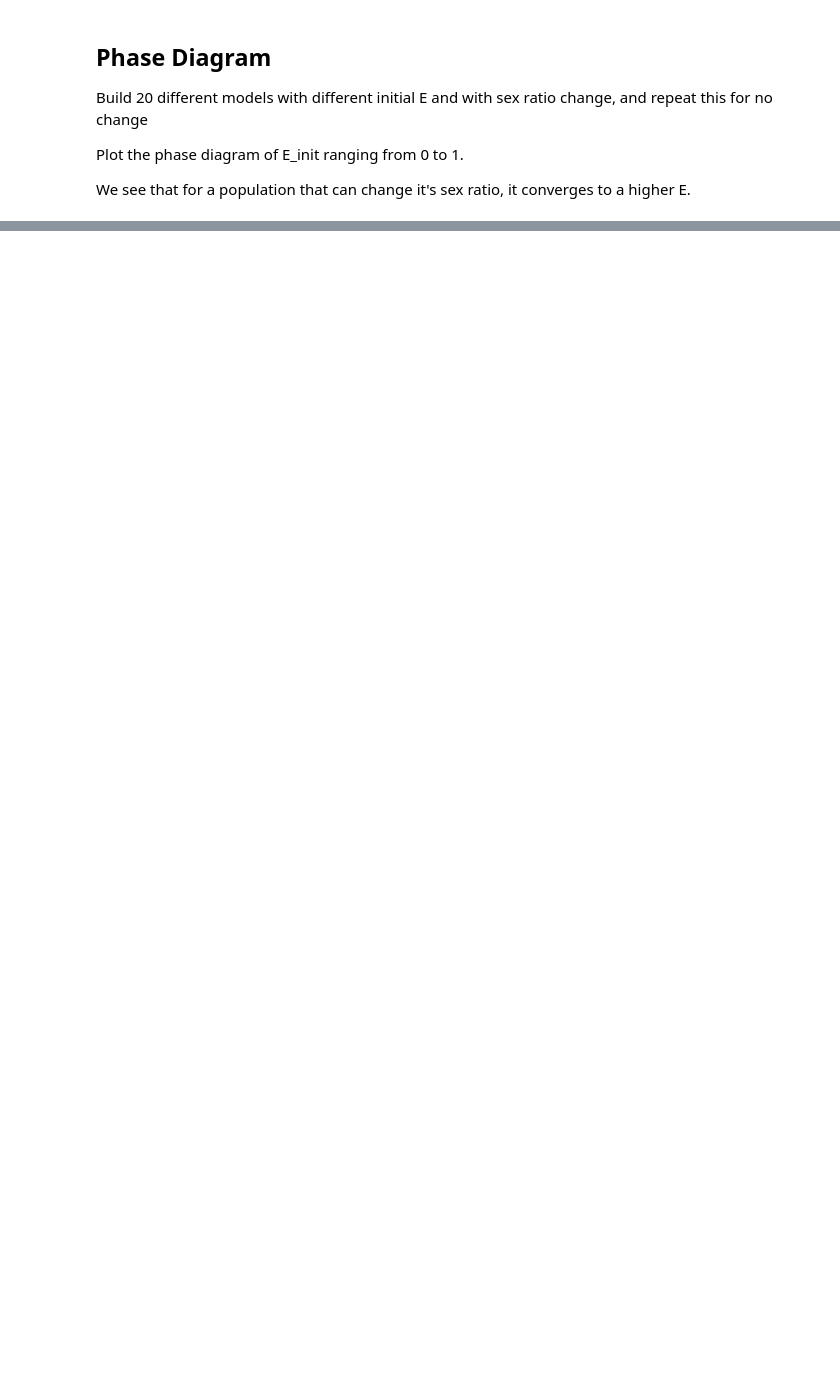
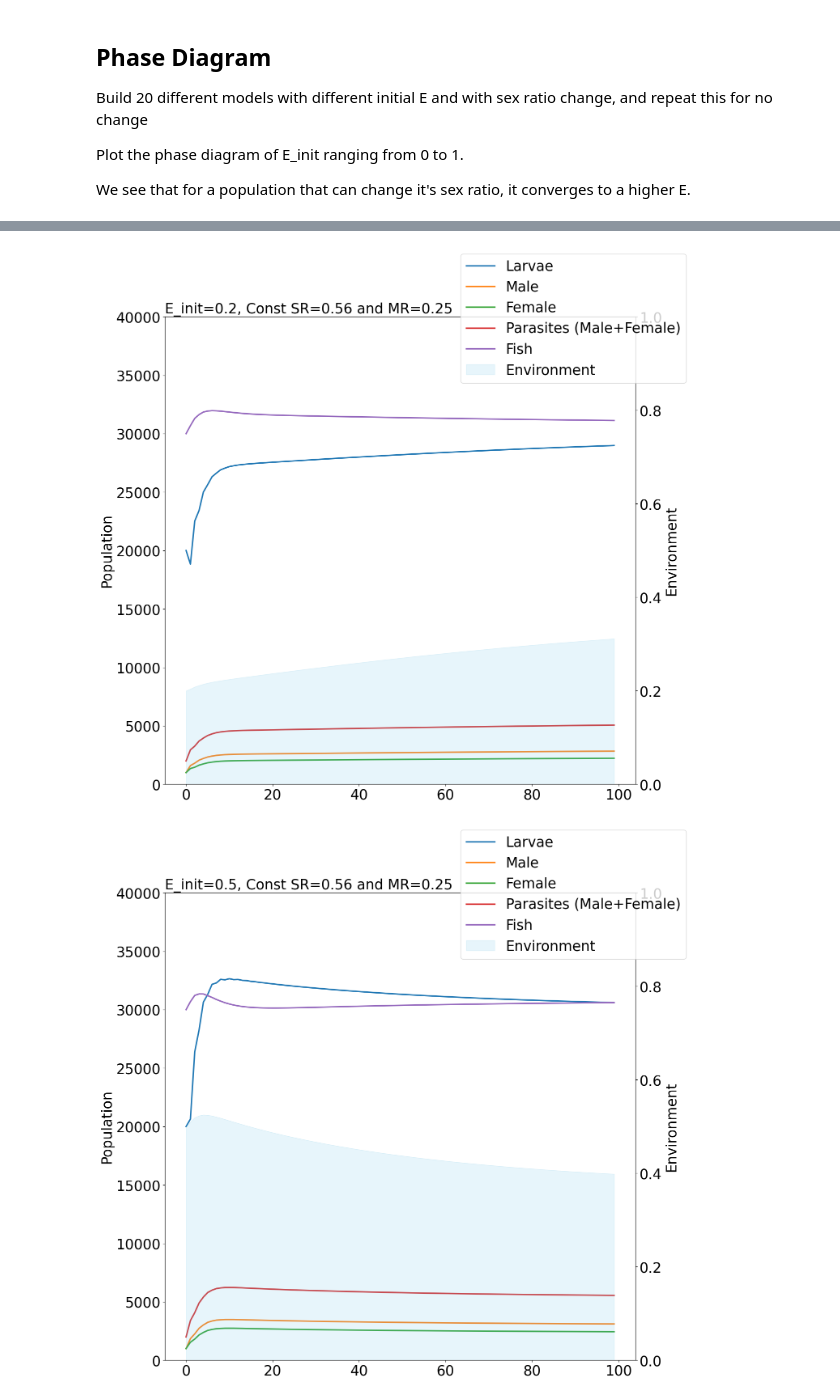
Before and after one commit to zhang-yubo/lamprey, a Jupyter notebook: lamprey_dependent_E.ipynb, the cells around one changed output, grey strips where cells are left out. Cells and saved outputs as stored; diff of their text form; code cells hidden in the pictures; blank space fills up the shorter version.

```diff
--- a/lamprey_dependent_E.ipynb
+++ b/lamprey_dependent_E.ipynb
@@ -355,0 +373,30 @@ modeling done
+# %%
+model_no_change = Model(
+    E_init=0.2,
+    num_years=100,
+    Larva_init=20000,
+    constant_male_ratio=0.56,
+    constant_metamorphism_rate=1/4
+)
+model_no_change.graph_model(title="E_init=0.2, Const SR=0.56 and MR=0.25", Y_lim=True, E_lim=True)
+
+model_no_change = Model(
+    E_init=0.5,
+    num_years=100,
+    Larva_init=20000,
+    constant_male_ratio=0.56,
+    constant_metamorphism_rate=1/4
+)
+model_no_change.graph_model(title="E_init=0.5, Const SR=0.56 and MR=0.25", Y_lim=True, E_lim=True)
+
+model_no_change = Model(
+    E_init=0.8,
+    num_years=100,
+    Larva_init=20000,
+    constant_male_ratio=0.56,
+    constant_metamorphism_rate=1/4
+)
+model_no_change.graph_model(title="E_init=0.8, Const SR=0.56 MR=0.25", Y_lim=True, E_lim=True)
+# %% [output]
+[figure, added]
+[figure, added]
```
Also changed, not shown: parts of 7 cells of this notebook, 1 other file.
